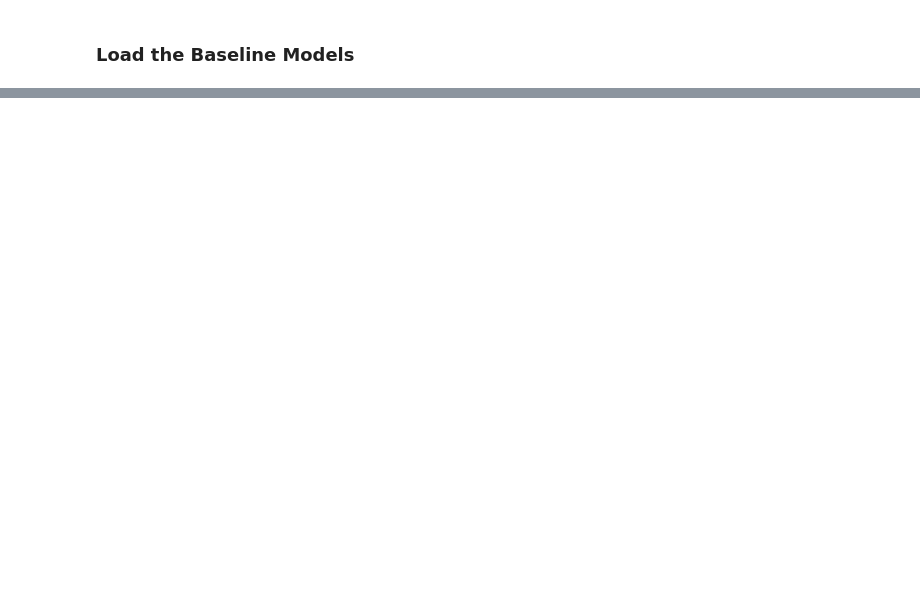
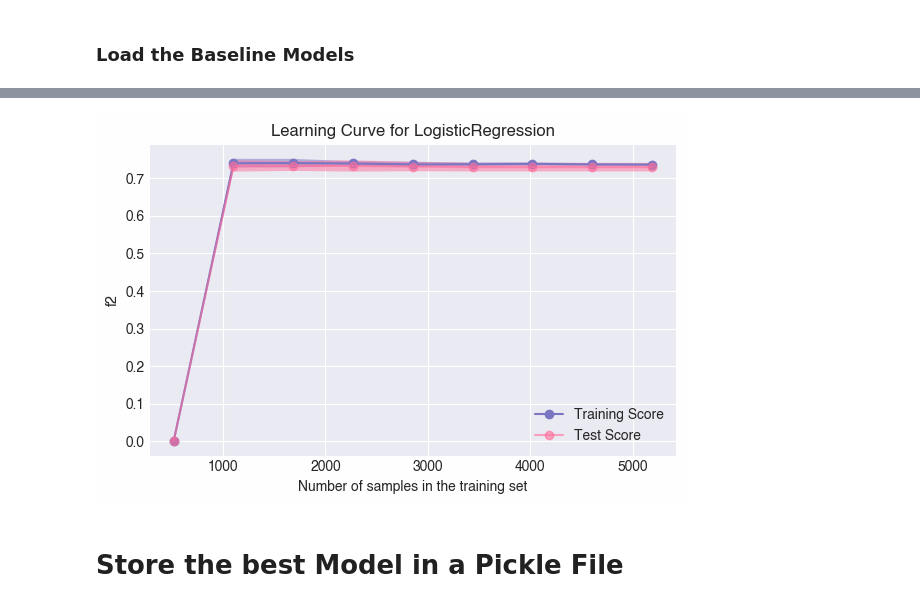
Before and after one commit to eockfen/EyeTism, a Jupyter notebook: notebooks/stacking_model.ipynb, the cells around one changed output, grey strips where cells are left out. Saved outputs shown, nothing was run; the diff lists cells and outputs as text; code cells hidden in the pictures; blank space fills up the shorter version.

Commit message:
Stacking Model

```diff
--- a/notebooks/stacking_model.ipynb
+++ b/notebooks/stacking_model.ipynb
@@ -70,0 +171,11 @@ ValueError: node array from the pickle has an incompatible dtype:
+# %%
+
+# Define a Param Grid for the Master Model
+param_grid = {
+    'master_model__C': [0.001, 0.01, 0.1, 1.0, 10.0, 100.0],  # Regularization strength
+    'master_model__penalty': ['l1', 'l2'],  # Regularization penalty
+    'master_model__solver': ['liblinear', 'saga'],  # Solver for optimization problem
+    'master_model__class_weight': [None, 'balanced'],  # Weights to balance class frequencies
+    'master_model__dual': [False, True],  # Dual or primal formulation
+    'master_model__fit_intercept': [True, False]  # Whether to calculate the intercept
+}
@@ -70,0 +184,5 @@ ValueError: node array from the pickle has an incompatible dtype:
+# %%
+# Create a pipeline for grid search
+stacking_pipeline = Pipeline([
+    ('master_model', master_model)
+])
@@ -70,0 +192,4 @@ ValueError: node array from the pickle has an incompatible dtype:
+# %%
+# Perform grid search with cross-validation
+grid_search = GridSearchCV(stacking_pipeline, param_grid)
+grid_search.fit(X_train_stacked, y_train)
@@ -70,0 +246,4 @@ ValueError: node array from the pickle has an incompatible dtype:
+# %%
+# Fit the meta-learner with the best parameters
+best_master_model = LogisticRegression(C=0.01,class_weight=None,dual=False,fit_intercept=True,penalty="l1",solver="liblinear")
+best_master_model.fit(X_train_stacked, y_train)
@@ -70,0 +292,7 @@ ValueError: node array from the pickle has an incompatible dtype:
+# %%
+# learning curves - for one model - f2 score
+em.learning(best_master_model, X_train_stacked, y_train)
+# %% [output]
+[figure, added]
+# %% [markdown]
+# Store the best Model in a Pickle File
```
Also changed, not shown: parts of 31 cells of this notebook, 2 other files.
